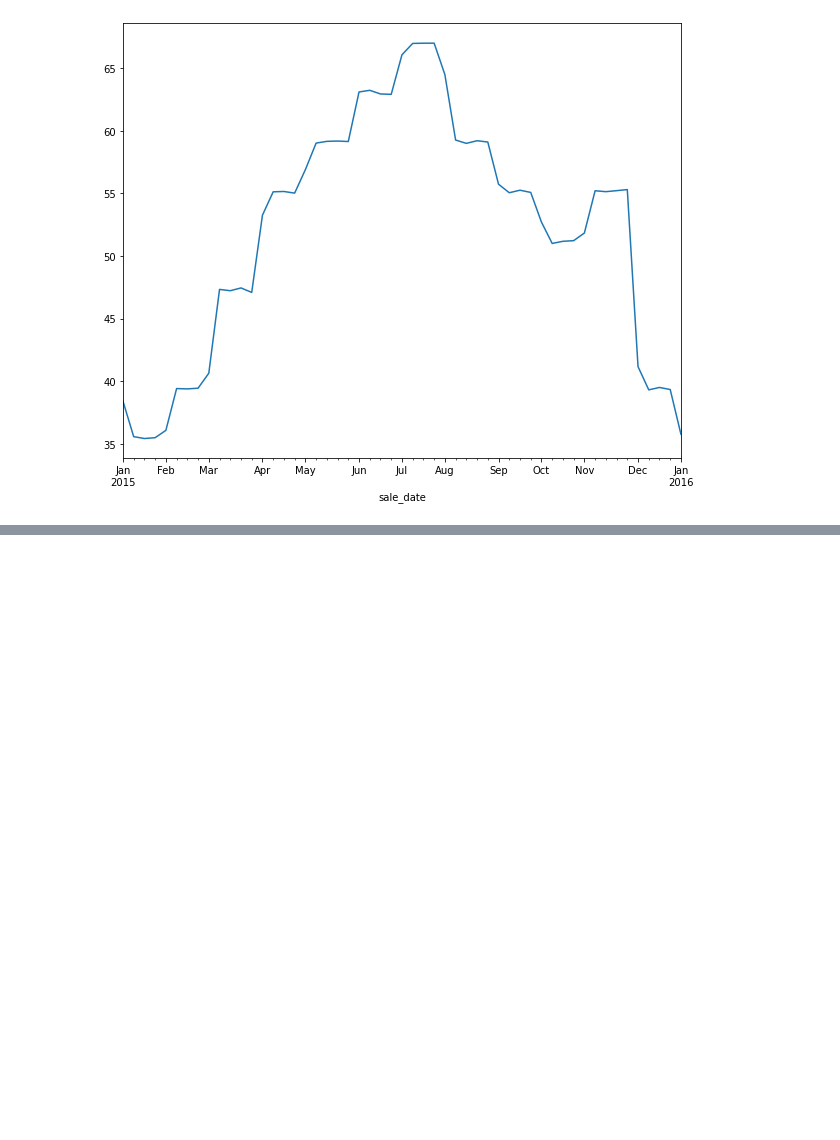
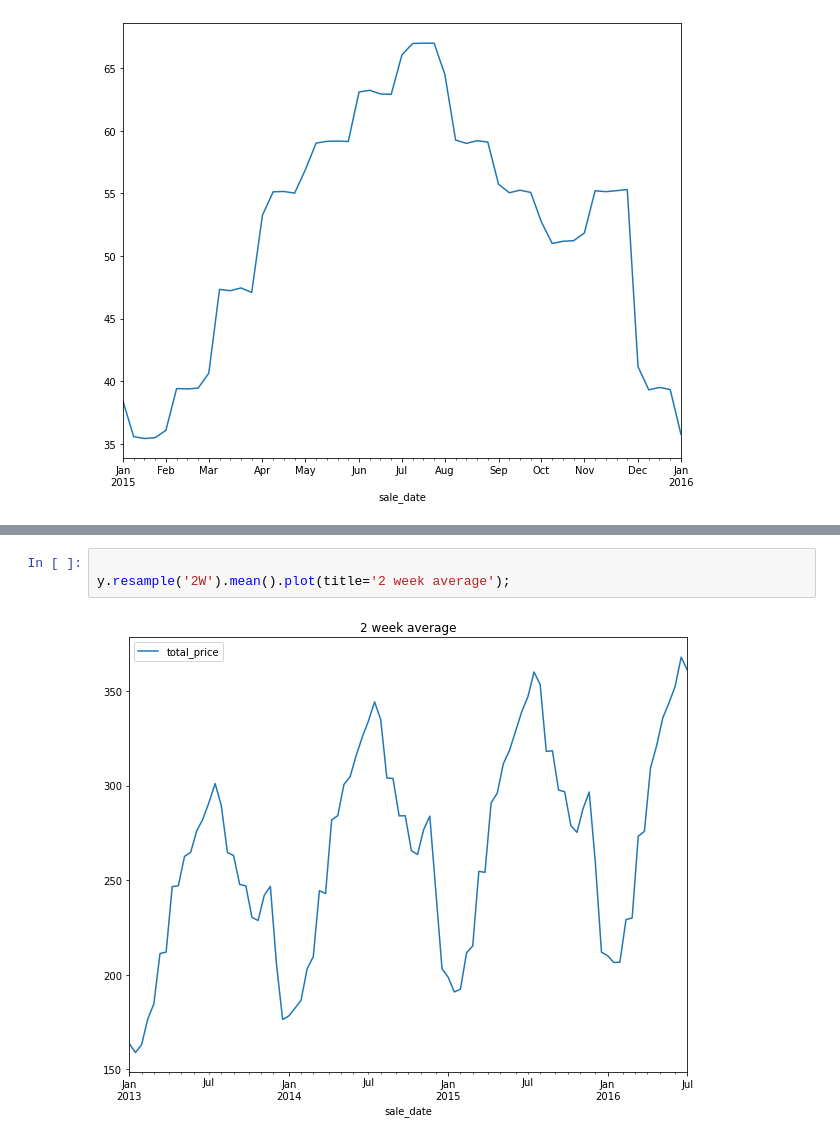
Before and after one commit to brandonjbryant/time-series-exercises, a Jupyter notebook: explore.ipynb, the cells around one changed output, grey strips where cells are left out. Cells and saved outputs as stored; diff of their text form; blank space fills up the shorter version.

```diff
--- a/explore.ipynb
+++ b/explore.ipynb
@@ -157,0 +193,5 @@ train[train.year==2015].sale_amount.resample('W').mean().plot()
+# %%
+
+y.resample('2W').mean().plot(title='2 week average');
+# %% [output]
+[figure, added]
```
Also changed, not shown: parts of 27 cells of this notebook.
